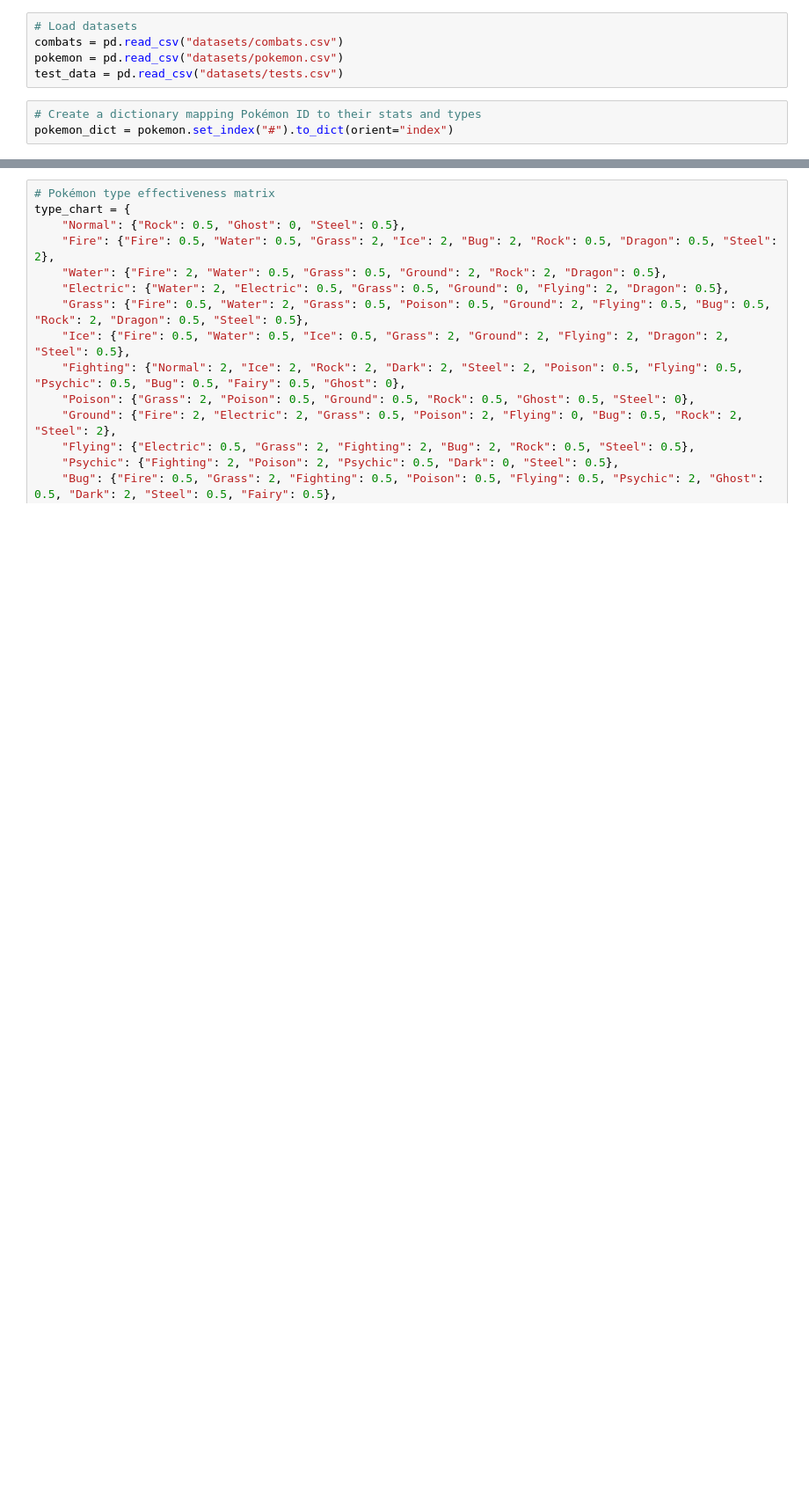
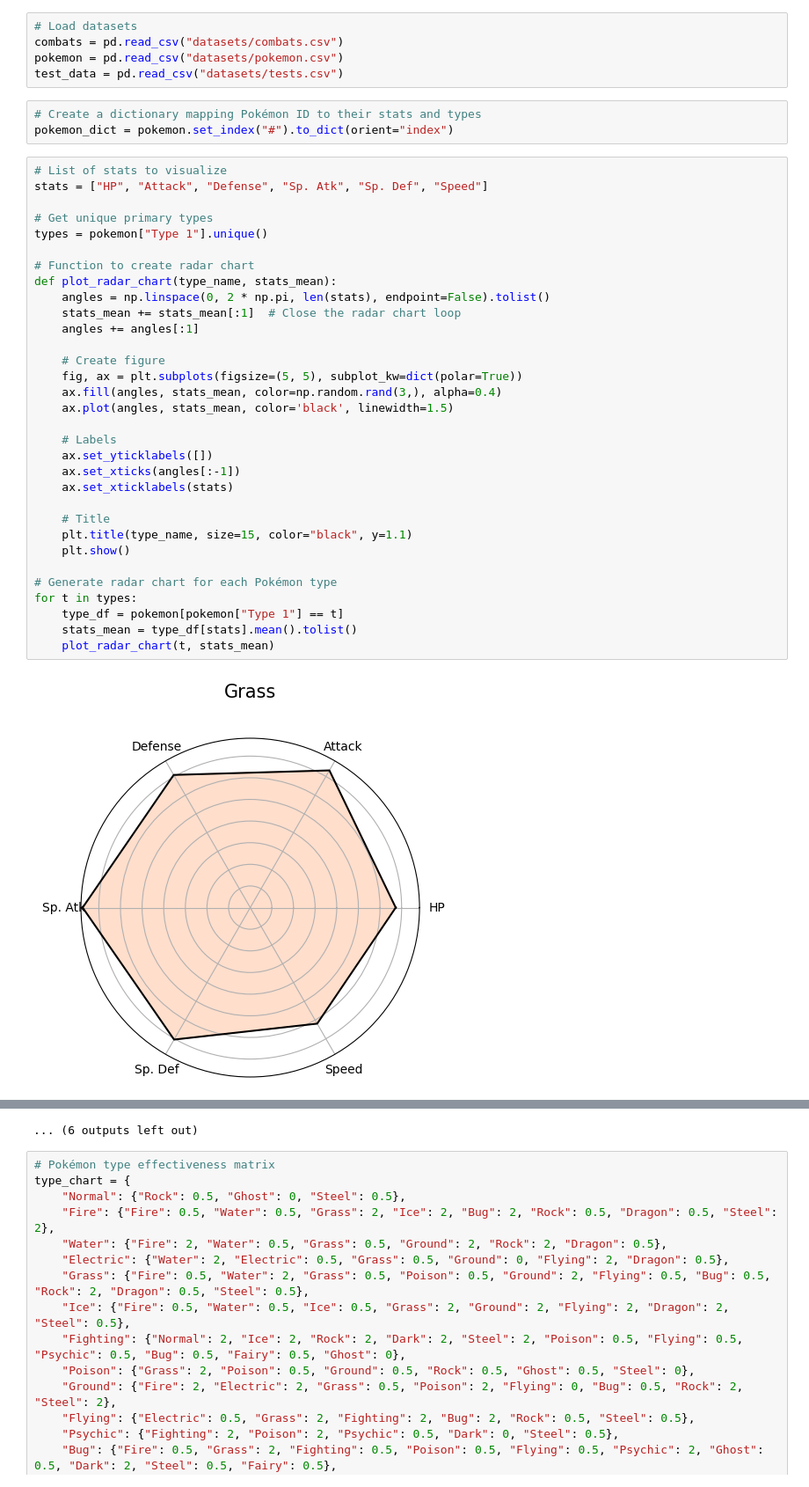
Before and after one commit to katsura919/elective2-repo, a Jupyter notebook: Pokemon Battle Outcome/pokomen.ipynb, the cells around one changed output, grey strips where cells are left out. Shown at 88% size. Drawn from its saved outputs; the diff is of its cells as text; blank space fills up the shorter version.

Commit message:
added graphs

```diff
--- a/Pokemon Battle Outcome/pokomen.ipynb
+++ b/Pokemon Battle Outcome/pokomen.ipynb
@@ -14,3 +15,37 @@ test_data = pd.read_csv("datasets/tests.csv")
 # %%
 # Create a dictionary mapping Pokémon ID to their stats and types
 pokemon_dict = pokemon.set_index("#").to_dict(orient="index")
+# %%
+# List of stats to visualize
+stats = ["HP", "Attack", "Defense", "Sp. Atk", "Sp. Def", "Speed"]
+
+# Get unique primary types
+types = pokemon["Type 1"].unique()
+
+# Function to create radar chart
+def plot_radar_chart(type_name, stats_mean):
+    angles = np.linspace(0, 2 * np.pi, len(stats), endpoint=False).tolist()
+    stats_mean += stats_mean[:1]  # Close the radar chart loop
+    angles += angles[:1]
+
+    # Create figure
+    fig, ax = plt.subplots(figsize=(5, 5), subplot_kw=dict(polar=True))
+    ax.fill(angles, stats_mean, color=np.random.rand(3,), alpha=0.4)
+    ax.plot(angles, stats_mean, color='black', linewidth=1.5)
+
+    # Labels
+    ax.set_yticklabels([])
+    ax.set_xticks(angles[:-1])
+    ax.set_xticklabels(stats)
+
+    # Title
+    plt.title(type_name, size=15, color="black", y=1.1)
+    plt.show()
+
+# Generate radar chart for each Pokémon type
+for t in types:
+    type_df = pokemon[pokemon["Type 1"] == t]
+    stats_mean = type_df[stats].mean().tolist()
+    plot_radar_chart(t, stats_mean)
+# %% [output]
+[figure, added]
@@ -17,3 +63,4 @@ pokemon_dict = pokemon.set_index("#").to_dict(orient="index")
+... (6 outputs left out)
 # %%
 # Pokémon type effectiveness matrix
 type_chart = {
```
Also changed, not shown: parts of 6 cells of this notebook, 3 other files.
